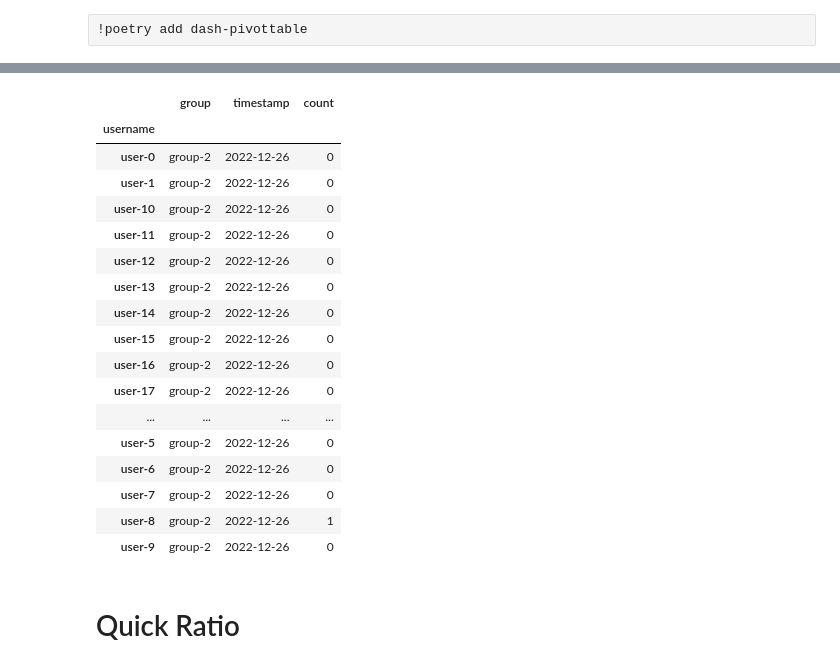
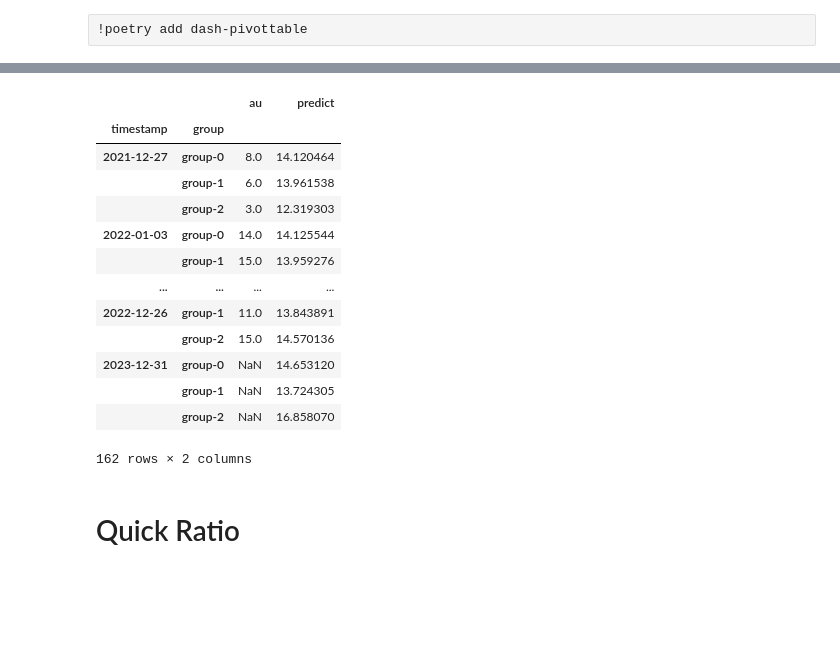
Before and after one commit to hidek84/product-growth-analysis, a Jupyter notebook: product-growth-analysis.ipynb, the cells around one changed output, grey strips where cells are left out. Drawn from its saved outputs; the diff is of its cells as text; code cells hidden in the pictures; blank space fills up the shorter version.

```diff
--- a/product-growth-analysis.ipynb
+++ b/product-growth-analysis.ipynb
@@ -205,53 +205,73 @@ def get_lness_stacked_df(df, add_column, max_, min_, is_churn=False):
 def get_lness_df(df, add_column, max_, min_, is_churn=False):
     return (
         get_lness_stacked_df(df, add_column, max_, min_, is_churn)
         .pivot(index=[COL_TIMESTAMP, add_column], columns=COL_USERNAME, values="count")
         .sum(axis=1)
     )
 
 
 def get_recent_power_users(df, add_column, max_, min_):
     base_df = get_lness_stacked_df(df, add_column, max_, min_, False)
     latest_timestamp = base_df["timestamp"].sort_values().iloc[-1]
 
     return (
         base_df[base_df[COL_TIMESTAMP] == latest_timestamp].groupby(COL_USERNAME).max()
     )
 
 
+from sklearn.linear_model import LinearRegression
+
+def predict(df):
+    unstacked = df.unstack().reset_index()
+    unstacked = unstacked.append({'timestamp': np.datetime64('2023-12-31')}, ignore_index=True)
+    unstacked.set_index('timestamp', inplace=True)
+    for col in unstacked.columns:
+        regressor = LinearRegression()
+        x = unstacked.index.astype(int).values.reshape(-1, 1)[:-2, :]
+        y = unstacked[col][:-2]
+        # print(x, y)
+        regressor.fit(x, y)
+
+        unstacked[col] = regressor.predict(unstacked.index.astype(int).values.reshape(-1, 1))
+    final = unstacked.stack()
+    final.index.names = ['timestamp', 'group']
+    return final
+
 # Test
 # display(create_matrix_username_index(df, COL_GROUP).head())
 # display(create_matrix_timestamp_index(df, COL_GROUP).head())
 # display(get_new_user_mask(df, COL_GROUP).head())
 # display(get_new_user(df, COL_GROUP).head())
 # display(get_retained_user(df, COL_GROUP).head())
 # display(get_resurrected_user(df, COL_GROUP).head())
 # display(get_churned_user(df, COL_GROUP).head())
 # display(get_continuous_churned_user(df, COL_GROUP).head())
 # display(get_au1_au2(df, COL_GROUP, 'W', '4W').head())
 
 # display(create_matrix_username_index(df, COL_GROUP).head())
-get_lness_df(df, COL_GROUP, 2, 2, False)
-get_recent_power_users(df, COL_GROUP, 12, 12)
+# get_lness_df(df, COL_GROUP, 2, 2, False)
+# get_recent_power_users(df, COL_GROUP, 12, 12).tail(5)
+
+au_df = create_matrix_timestamp_index(df, COL_GROUP).sum(axis=1)
+pd.concat([
+    au_df.to_frame('au'),
+    predict(au_df).to_frame('predict')
+], axis=1)
 # %% [output]
-|  | group | timestamp | count |
-| username |  |  |  |
-| user-0 | group-2 | 2022-12-26 | 0 |
-| user-1 | group-2 | 2022-12-26 | 0 |
-| user-10 | group-2 | 2022-12-26 | 0 |
-| user-11 | group-2 | 2022-12-26 | 0 |
-| user-12 | group-2 | 2022-12-26 | 0 |
-| user-13 | group-2 | 2022-12-26 | 0 |
-| user-14 | group-2 | 2022-12-26 | 0 |
-| user-15 | group-2 | 2022-12-26 | 0 |
-| user-16 | group-2 | 2022-12-26 | 0 |
-| user-17 | group-2 | 2022-12-26 | 0 |
+|  |  | au | predict |
+| timestamp | group |  |  |
+| 2021-12-27 | group-0 | 8.0 | 14.120464 |
+|  | group-1 | 6.0 | 13.961538 |
+|  | group-2 | 3.0 | 12.319303 |
+| 2022-01-03 | group-0 | 14.0 | 14.125544 |
+|  | group-1 | 15.0 | 13.959276 |
 | ... | ... | ... | ... |
-| user-5 | group-2 | 2022-12-26 | 0 |
-| user-6 | group-2 | 2022-12-26 | 0 |
-| user-7 | group-2 | 2022-12-26 | 0 |
-| user-8 | group-2 | 2022-12-26 | 1 |
-| user-9 | group-2 | 2022-12-26 | 0 |
+| 2022-12-26 | group-1 | 11.0 | 13.843891 |
+|  | group-2 | 15.0 | 14.570136 |
+| 2023-12-31 | group-0 | NaN | 14.653120 |
+|  | group-1 | NaN | 13.724305 |
+|  | group-2 | NaN | 16.858070 |
+162 rows × 2 columns
 # %% [markdown]
 # Quick Ratio
 # %%
```
Also changed, not shown: parts of 3 cells of this notebook.
